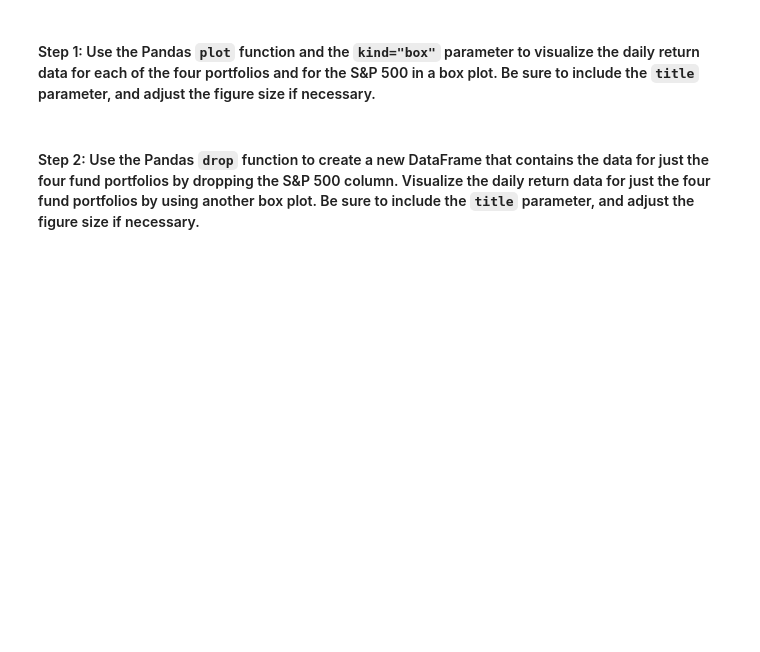
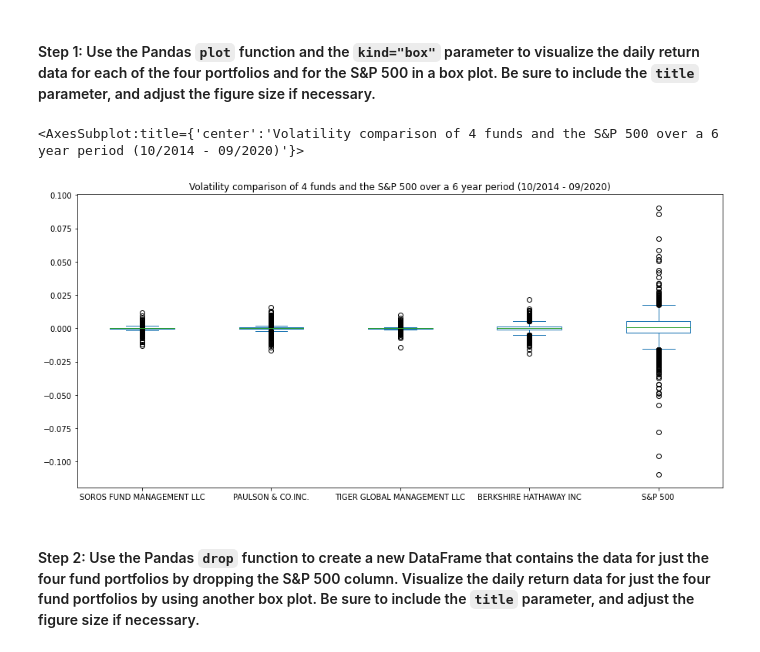
Before and after one commit to johngru/portfolio_risk_return_analysis, a Jupyter notebook: risk_return_analysis.ipynb, the cells around one changed output. Cells and saved outputs as stored; diff of their text form; code cells hidden in the pictures; blank space fills up the shorter version.

```diff
--- a/risk_return_analysis.ipynb
+++ b/risk_return_analysis.ipynb
@@ -197,7 +227,14 @@ Analyze the volatility of each of the four fund portfolios and of the S&P 500 In
 # %%
 # Use the daily return data to create box plots to visualize the volatility of the 4 funds and the S&P 500
 # Include a title parameter and adjust the figure size
-# YOUR CODE HERE
+daily_returns_df.plot(
+    kind='box',
+    title='Volatility comparison of 4 funds and the S&P 500 over a 6 year period (10/2014 - 09/2020)',
+    figsize=(15,7)
+)
+# %% [output]
+<AxesSubplot:title={'center':'Volatility comparison of 4 funds and the S&P 500 over a 6 year period (10/2014 - 09/2020)'}>
+[figure, added]
 # %% [markdown]
 #### Step 2: Use the Pandas `drop` function to create a new DataFrame that contains the data for just the four fund portfolios by dropping the S&P 500 column. Visualize the daily return data for just the four fund portfolios by using another box plot. Be sure to include the `title` parameter, and adjust the figure size if necessary.
 # %%
```
Also changed, not shown: parts of 15 cells of this notebook.
